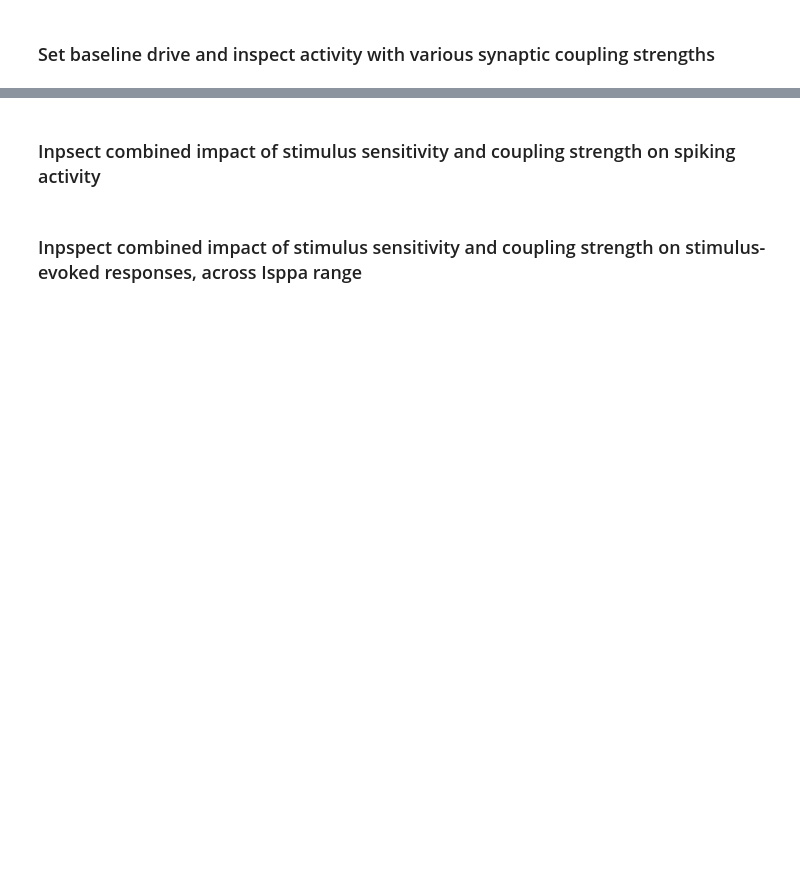
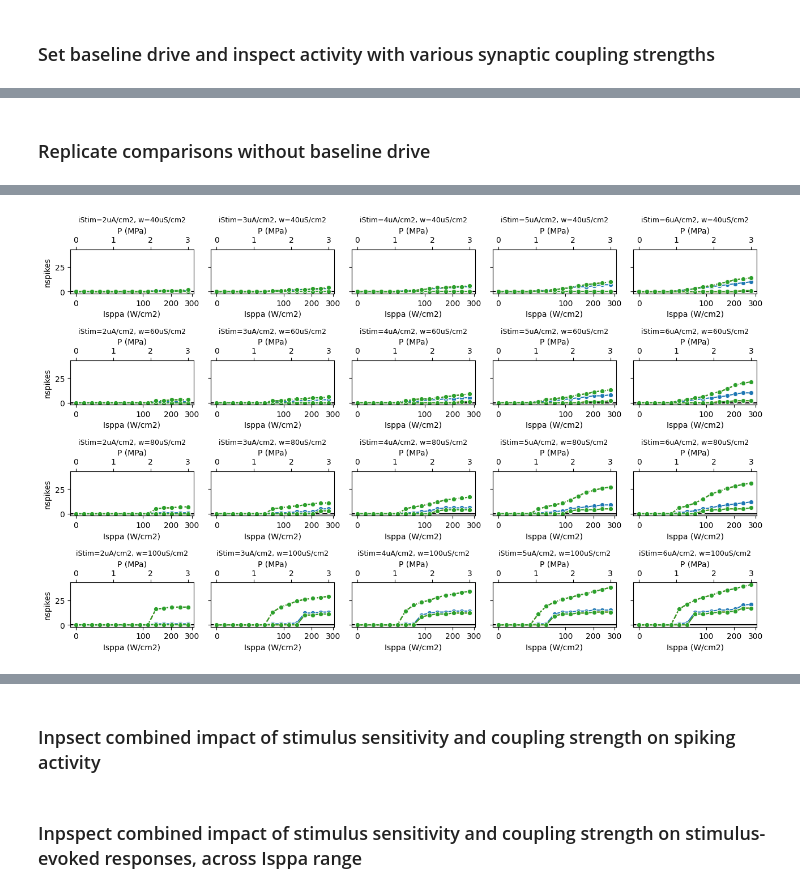
Before and after one commit to tjjlemaire/fusnetwork, a Jupyter notebook: network_analysis.ipynb, the cells around one changed output, grey strips where cells are left out. Drawn from its saved outputs; the diff is of its cells as text; code cells hidden in the pictures; blank space fills up the shorter version.

```diff
--- a/network_analysis.ipynb
+++ b/network_analysis.ipynb
@@ -233,0 +387,56 @@ model.set_synaptic_weight(model.g_RS_RS)
+# %% [markdown]
+### Replicate comparisons without baseline drive
+# %%
+# # Remove baseline pre-synaptic drive
+# model.remove_presyn_drive()
+
+# # Initialize metric container
+# metric = []
+
+# # For each synaptic weight value
+# for w in wrange:
+#     # Set synaptic weight parameter
+#     model.set_synaptic_weight(w)
+
+#     # For each stimulus sensitivity value
+#     for iStimbar in iStimbar_range:
+#         # Set stimulus sensitivity parameter
+#         model.set_mech_param(iStimbar=iStimbar)
+
+#         # Run comparative Isppa sweep for each stimulus distribution, compute metric
+#         # and append to container
+#         metric.append(
+#             model.run_comparative_sweep(Isppa_range, 'nspikes', nreps=1))
+
+# # Concatenate results
+# metric = model.concatenate_outputs(
+#     list(itertools.product(wrange * 1e6, iStimbar_range * 1e3)),
+#     metric,
+#     ['w (uS/cm2)', 'iStimbar (uA/cm2)']
+# )
+
+# Plot Isppa dependencies
+logger.info('plotting Isppa dependencies...')
+fg = sns.FacetGrid(
+    metric.reset_index(),
+    col='iStimbar (uA/cm2)',
+    row='w (uS/cm2)',
+    aspect=1.3,
+    height=2,
+    sharex=False,
+)
+fg.set_titles('iStim={col_name:.0f}uA/cm2, w={row_name:.0f}uS/cm2')
+for iw, w in enumerate(wrange):
+    for ix, iStimbar in enumerate(iStimbar_range):
+        model.plot_sweep_results(
+            metric.loc[w * 1e6, iStimbar * 1e3],
+            ax=fg.axes[iw, ix],
+            legend=iw == wrange.size // 2 and ix == iStimbar_range.size - 1,
+            xscale='sqrt',
+        )
+fg.refline(y=0, linestyle='-', color='k', zorder=-1)
+fig = fg.figure
+fig.tight_layout()
+for ax in fig.axes:
+    ax.set_title(ax.get_title(), fontsize=9)
+# %% [output]
@@ -233,0 +444 @@ model.set_synaptic_weight(model.g_RS_RS)
+[figure, added]
```
Also changed, not shown: parts of 27 cells of this notebook, 4 other files.
